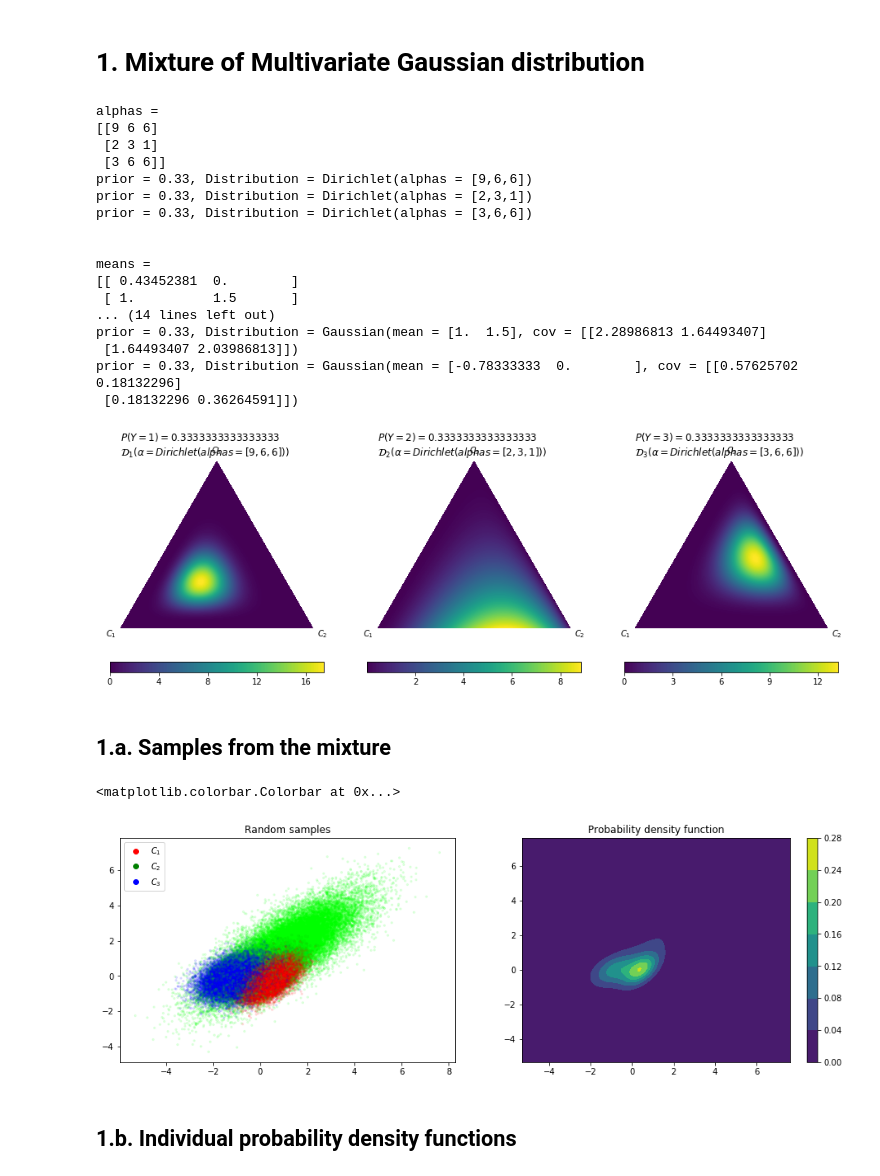
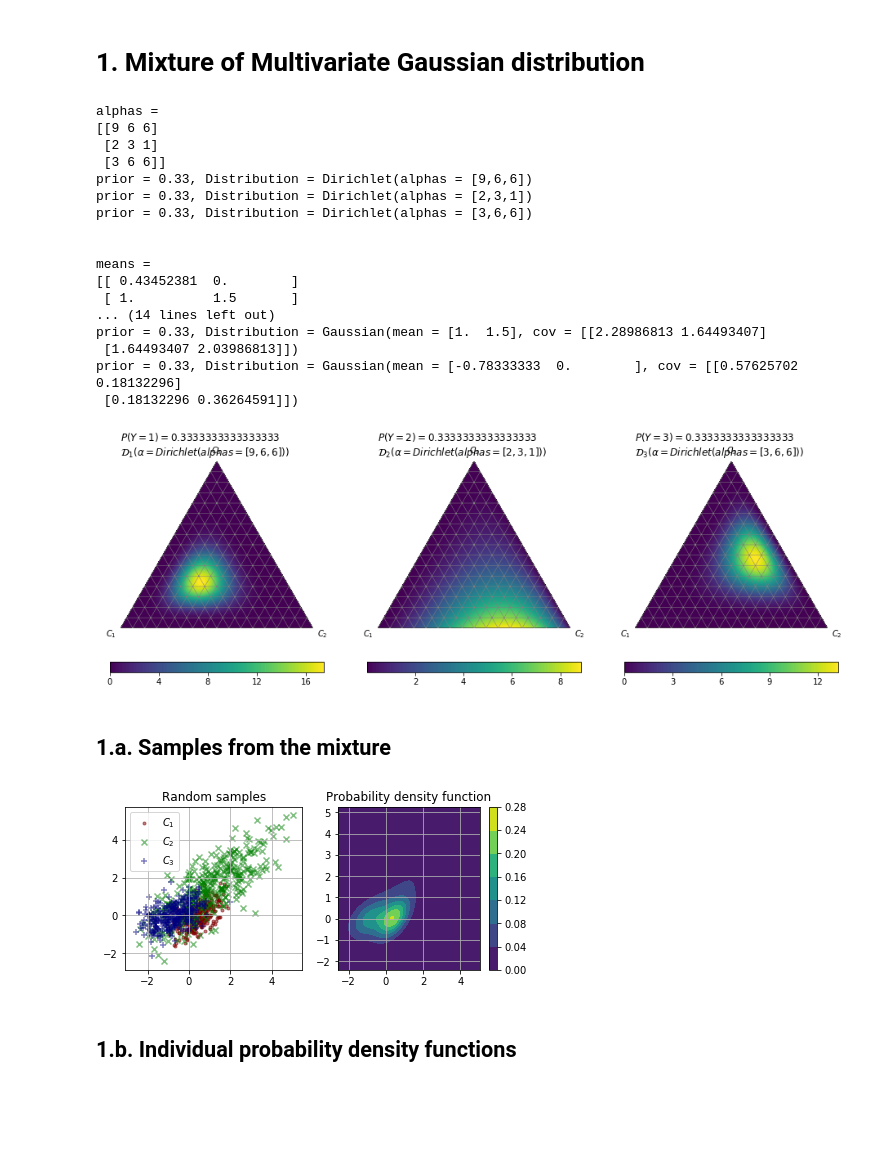
Before and after one commit to dirichletcal/experiments_neurips, a Jupyter notebook: notebooks/synthetic_data_gaussian_mixture_softmax.ipynb, the cells around one changed output. Saved outputs shown, nothing was run; the diff lists cells and outputs as text; code cells hidden in the pictures; blank space fills up the shorter version.

Commit message:
Improved notebook plots - Softmax plots are exported now - Added grid lines to almost all plots - Added the calibration maps for 3-class problems - Reduced number of samples for easy visualisation

```diff
--- a/notebooks/synthetic_data_gaussian_mixture_softmax.ipynb
+++ b/notebooks/synthetic_data_gaussian_mixture_softmax.ipynb
@@ -53,13 +55,16 @@ def perfect_calibration(x, mg, sym_class_1=0, sym_class_2=2, sym_axis=1):
     qc = qqx * mg.posterior(x) + qqxm * mg.posterior(x_mirror)
     return qc
 # %%
-plt.rcParams['figure.figsize'] = (16, 5)
+def savefig(fig, name):
+    fig.savefig('figures/sm_{}'.format(name))
+
+plt.rcParams['figure.figsize'] = (10, 3)
 
 # Same number of samples will be generated for training and for test
-n_samples = 100000
+n_samples = 1000
 
 # Square grid precision
-grid_levels = 200
+grid_levels = 400
 
 # Barycentric grid precision
 bc_grid_levels = 50
@@ -183,42 +188,50 @@ prior = 0.33, Distribution = Gaussian(mean = [1.  1.5], cov = [[2.28986813 1.644
  [1.64493407 2.03986813]])
 prior = 0.33, Distribution = Gaussian(mean = [-0.78333333  0.        ], cov = [[0.57625702 0.18132296]
  [0.18132296 0.36264591]])
-[figure, old version]
+[figure, new version]
 # %% [markdown]
 ## 1.a. Samples from the mixture
 # %%
 X, Y_bin = mg.sample(n_samples)
 Y = np.argmax(Y_bin, axis=1)
 
-x_grid = np.linspace(X.min(), X.max(), grid_levels)
-y_grid = np.linspace(X.min(), X.max(), grid_levels)
+x_grid = np.linspace(X[:,0].min() - 0*X[:,0].std(), X[:,0].max() + 0*X[:,0].std(), grid_levels)
+y_grid = np.linspace(X[:,1].min() - 0*X[:,1].std(), X[:,1].max() + 0*X[:,1].std(), grid_levels)
 
 X_val, Y_bin_val = mg.sample(n_samples)
 Y_val = np.argmax(Y_bin_val, axis=1)
 
 X_test, Y_bin_test = mg.sample(n_samples)
 Y_test = np.argmax(Y_bin_test, axis=1)
 
-fig = plt.figure()
+fig = plt.figure(figsize=(7, 3))
 ax1 = fig.add_subplot(121)
 ax1.set_title('Random samples')
-ax1.scatter(X[:,0], X[:,1], s=5, color=Y_bin, alpha=0.1)
 
-c1_mark = mlines.Line2D([], [], color='red', marker='o', linestyle='None', label=r'$C_1$')
-c2_mark = mlines.Line2D([], [], color='green', marker='o', linestyle='None', label=r'$C_2$')
-c3_mark = mlines.Line2D([], [], color='blue', marker='o', linestyle='None', label=r'$C_3$')
+#ax1.scatter(X[:,0], X[:,1], s=5, color=Y_bin, alpha=0.9)
 
-ax1.legend(handles=[c1_mark, c2_mark, c3_mark])
+c_mark = [{'color':[.5, 0, 0], 'marker':'.', 'label':r'$C_1$', 'cmap':'Reds'},
+          {'color':[0, .5, 0], 'marker':'x', 'label':r'$C_2$', 'cmap':'Greens'},
+          {'color':[0, 0, .5], 'marker':'+', 'label':r'$C_3$', 'cmap':'Blues'}]
+
+for i, mark in enumerate(c_mark):
+    ax1.scatter(X[Y==i,0], X[Y==i,1], alpha=0.5, **mark)
+
+
+ax1.grid()
+ax1.legend()
 
 xx, yy = np.meshgrid(x_grid, y_grid)
 z = mg.pdf(np.vstack([xx.flatten(), yy.flatten()]).T)
 
 ax2 = fig.add_subplot(122)
 ax2.set_title('Probability density function')
 contour = ax2.contourf(xx, yy, z.reshape(grid_levels,grid_levels))
+ax2.grid()
 fig.colorbar(contour)
+
+savefig(fig, 'random_samples.svg')
 # %% [output]
-<matplotlib.colorbar.Colorbar at 0x...>
-[figure, old version]
+[figure, new version]
 # %% [markdown]
 ## 1.b. Individual probability density functions
```
Also changed, not shown: parts of 26 cells of this notebook, 2 other files.
